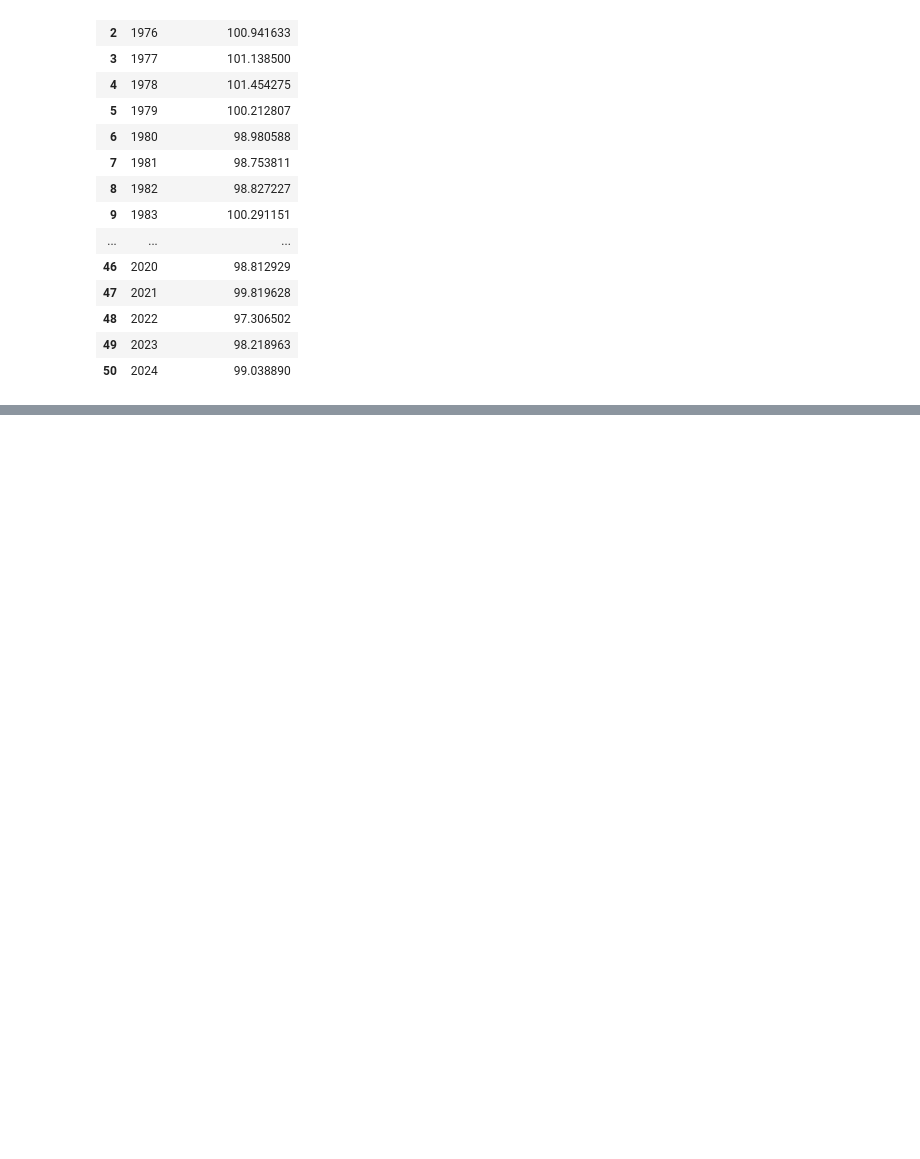
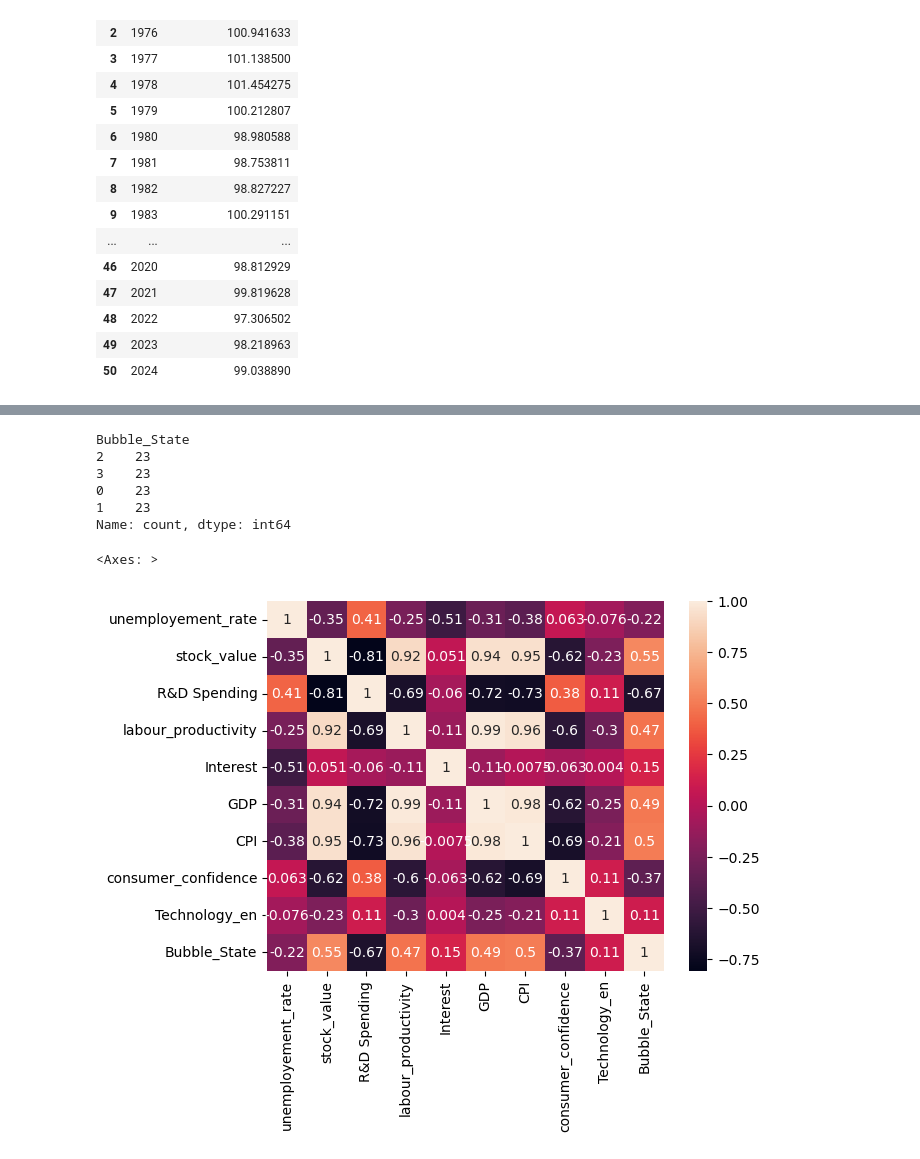
Before and after one commit to whoisusmanali/Digital-Transformation-in-Banking-Industry, a Jupyter notebook: Analysis and Models/Regression Analysis.ipynb, the cells around one changed output, grey strips where cells are left out. Saved outputs shown, nothing was run; the diff lists cells and outputs as text; code cells hidden in the pictures; blank space fills up the shorter version.

```diff
--- a/Analysis and Models/Regression Analysis.ipynb
+++ b/Analysis and Models/Regression Analysis.ipynb
@@ -245,0 +396,26 @@ consumer_confidence1
+# %%
+#Divide data into dependent and independent variables
+X = data.drop(['Bubble_state'], axis= 1)
+y = data.iloc[:,-1:]
+# %%
+from imblearn.over_sampling import RandomOverSampler
+
+oversampler = RandomOverSampler(random_state=42)
+X_resampled, y_resampled = oversampler.fit_resample(X, y)
+
+balanced_data = pd.DataFrame(X_resampled, columns=X.columns)
+balanced_data['Bubble_State'] = y_resampled
+# %%
+balanced_data['Bubble_State'].value_counts()
+# %% [output]
+Bubble_State
+2    23
+3    23
+0    23
+1    23
+Name: count, dtype: int64
+# %%
+sns.heatmap(balanced_data.corr(), annot= True)
+# %% [output]
+<Axes: >
+[figure, added]
```
Also changed, not shown: parts of 30 cells of this notebook, 9 other files.
